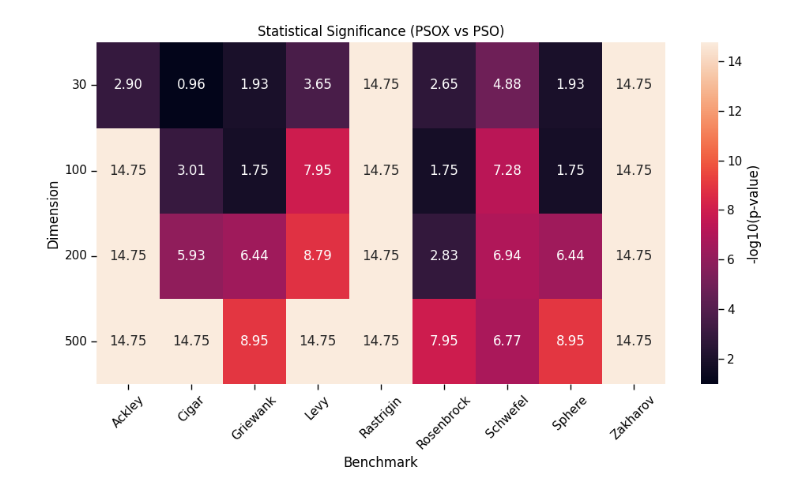
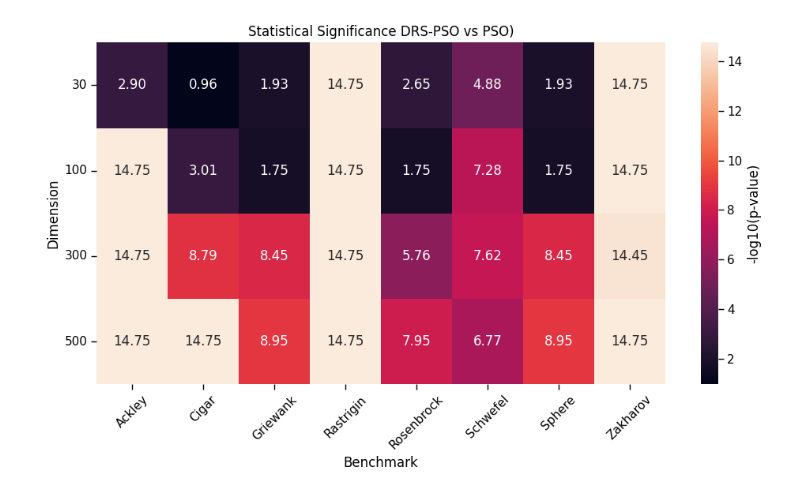
Before and after one commit to marcosnevary/drs-pso, a Jupyter notebook: notebooks/analysis.ipynb, the cells around one changed output. Drawn from its saved outputs; the diff is of its cells as text; code cells hidden in the pictures.

Commit message:
feat: improve visualizations and analysis, remove one benchmark function

```diff
--- a/notebooks/analysis.ipynb
+++ b/notebooks/analysis.ipynb
@@ -16,5 +26,5 @@ sns.set_palette("Set2")
 # %%
-df = pd.read_csv("../data/experiments_results.csv")
+df = pd.read_csv("../data/experiments_results_final_2.csv")
 df["fitness_history"] = df["fitness_history"].apply(ast.literal_eval)
 df.head()
 # %% [output]
@@ -54,6 +184,6 @@ plt.show()
 # %%
-algorithm_a = "PSOX (JAX)"
-algorithm_b = "PSO (JAX)"
+algorithm_a = "DRS-PSO"
+algorithm_b = "PSO"
 
 threshold = 0.05
 df_filtered = df[df["algorithm"].isin([algorithm_a, algorithm_b])]
@@ -118,17 +406,17 @@ df_results
 # %%
 heatmap = df_results.pivot_table("-log10(p-value)", "dimension", "benchmark")
 plt.figure(figsize=(10, 6))
 sns.heatmap(heatmap, annot=True, fmt=".2f", cbar_kws={"label": "-log10(p-value)"})
-plt.title("Statistical Significance (PSOX vs PSO)")
+plt.title("Statistical Significance DRS-PSO vs PSO)")
 plt.xlabel("Benchmark")
 plt.ylabel("Dimension")
 plt.xticks(rotation=45)
 plt.yticks(rotation=0)
 plt.tight_layout()
 plt.savefig("../results/significance_heatmap.pdf", bbox_inches="tight")
 plt.show()
 # %% [output]
-[figure, old version]
+[figure, new version]
 # %%
 df_count = df_results["best_algorithm"].value_counts().reset_index()
 sns.barplot(data=df_count, x="best_algorithm", y="count", hue="best_algorithm")
```
Also changed, not shown: parts of 11 cells of this notebook, 14 other files.
